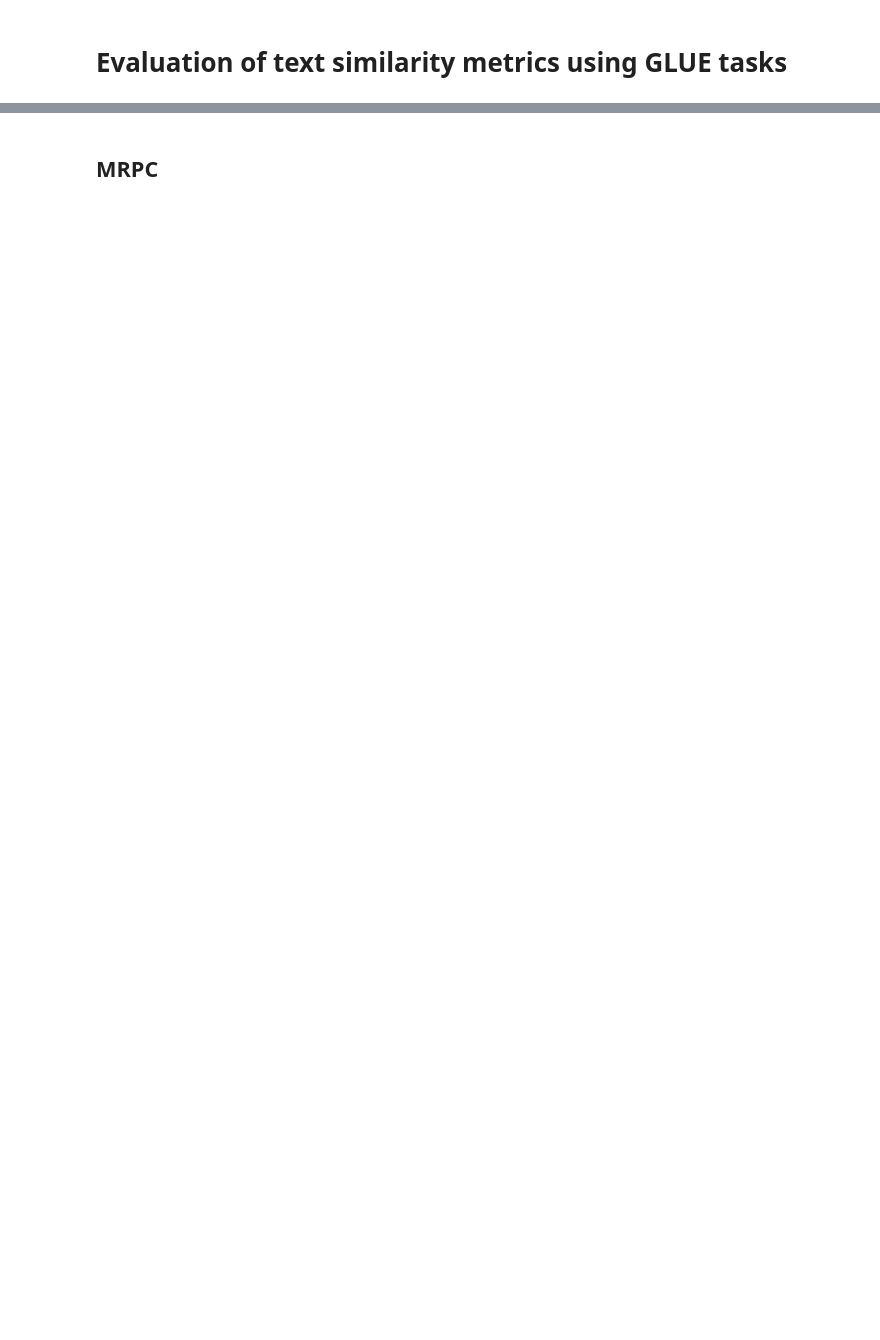
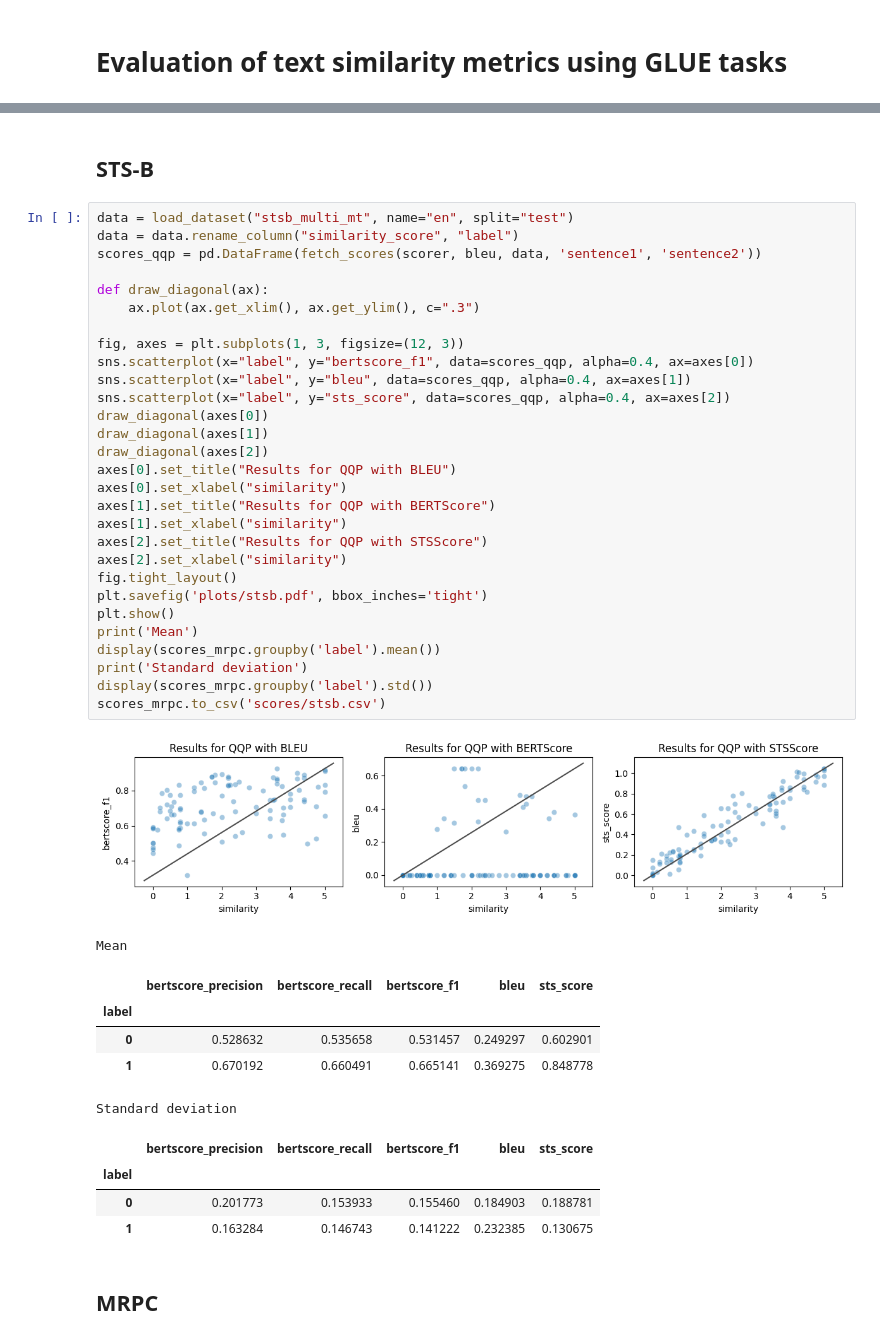
Before and after one commit to aieng-lab/stsscore, a Jupyter notebook: eval-semantic-similarity.ipynb, the cells around one changed output, grey strips where cells are left out. Saved outputs shown, nothing was run; the diff lists cells and outputs as text; blank space fills up the shorter version.

```diff
--- a/eval-semantic-similarity.ipynb
+++ b/eval-semantic-similarity.ipynb
@@ -49,6 +45,49 @@ def fetch_scores(scorer, bleu, glue_dataset_name, feature1, feature2):
             break
             pass
     return scores
+# %% [markdown]
+## STS-B
+# %%
+data = load_dataset("stsb_multi_mt", name="en", split="test")
+data = data.rename_column("similarity_score", "label")
+scores_qqp = pd.DataFrame(fetch_scores(scorer, bleu, data, 'sentence1', 'sentence2'))
+
+def draw_diagonal(ax):
+    ax.plot(ax.get_xlim(), ax.get_ylim(), c=".3")
+
+fig, axes = plt.subplots(1, 3, figsize=(12, 3))
+sns.scatterplot(x="label", y="bertscore_f1", data=scores_qqp, alpha=0.4, ax=axes[0])
+sns.scatterplot(x="label", y="bleu", data=scores_qqp, alpha=0.4, ax=axes[1])
+sns.scatterplot(x="label", y="sts_score", data=scores_qqp, alpha=0.4, ax=axes[2])
+draw_diagonal(axes[0])
+draw_diagonal(axes[1])
+draw_diagonal(axes[2])
+axes[0].set_title("Results for QQP with BLEU")
+axes[0].set_xlabel("similarity")
+axes[1].set_title("Results for QQP with BERTScore")
+axes[1].set_xlabel("similarity")
+axes[2].set_title("Results for QQP with STSScore")
+axes[2].set_xlabel("similarity")
+fig.tight_layout()
+plt.savefig('plots/stsb.pdf', bbox_inches='tight')
+plt.show()
+print('Mean')
+display(scores_mrpc.groupby('label').mean())
+print('Standard deviation')
+display(scores_mrpc.groupby('label').std())
+scores_mrpc.to_csv('scores/stsb.csv')
+# %% [output]
+[figure, added]
+Mean
+|  | bertscore_precision | bertscore_recall | bertscore_f1 | bleu | sts_score |
+| label |  |  |  |  |  |
+| 0 | 0.528632 | 0.535658 | 0.531457 | 0.249297 | 0.602901 |
+| 1 | 0.670192 | 0.660491 | 0.665141 | 0.369275 | 0.848778 |
+Standard deviation
+|  | bertscore_precision | bertscore_recall | bertscore_f1 | bleu | sts_score |
+| label |  |  |  |  |  |
+| 0 | 0.201773 | 0.153933 | 0.155460 | 0.184903 | 0.188781 |
+| 1 | 0.163284 | 0.146743 | 0.141222 | 0.232385 | 0.130675 |
 # %% [markdown]
 ## MRPC
 # %%
```
Also changed, not shown: parts of 11 cells of this notebook, 6 other files.
